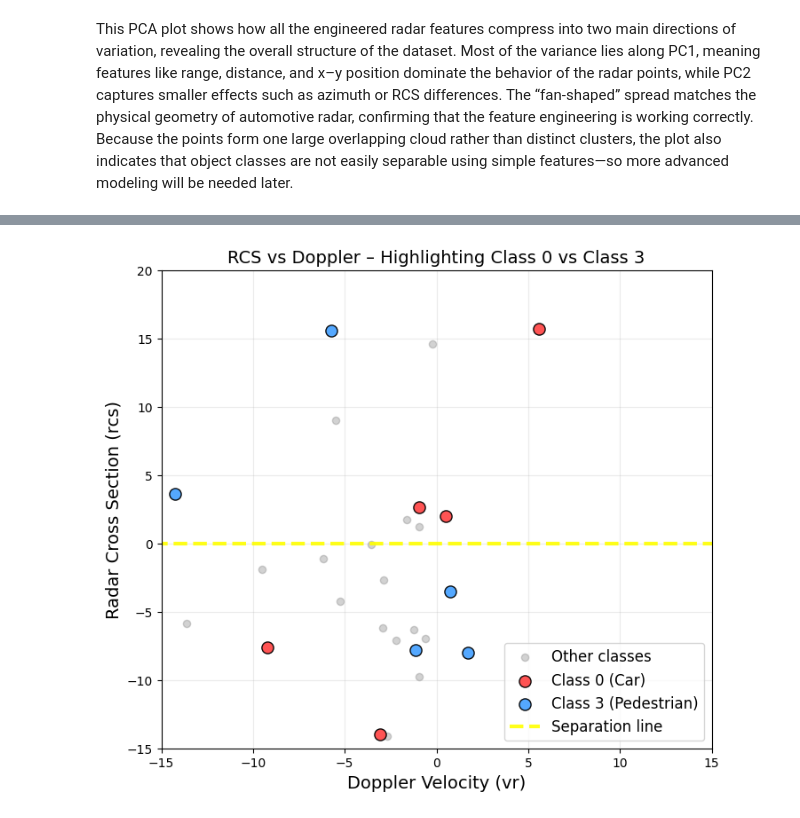
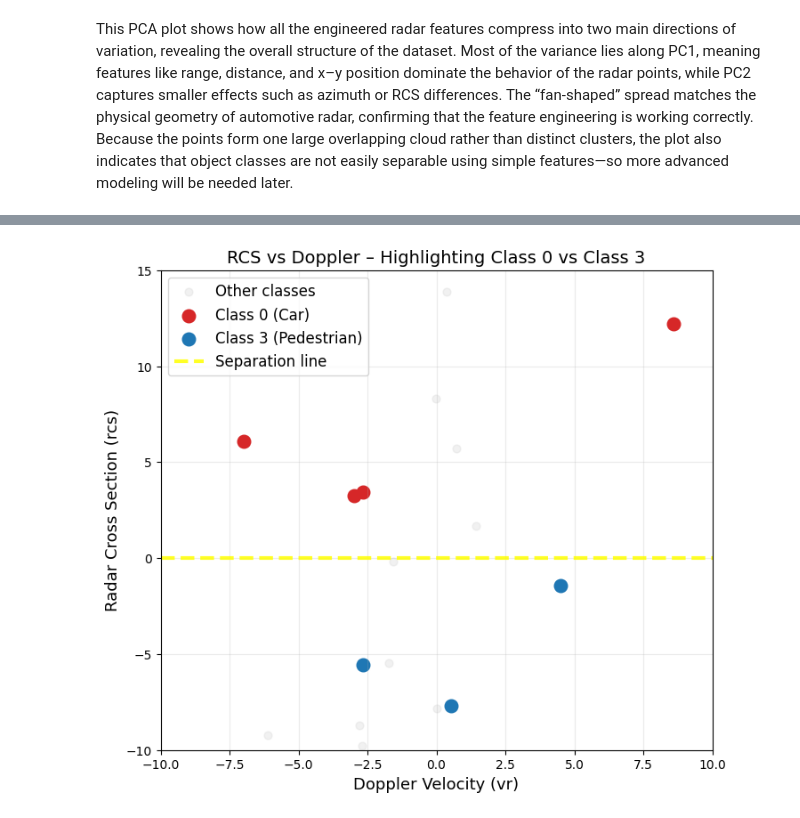
Before and after one commit to Rohit-rarichan/radarscenes-ml-project, a Jupyter notebook: notebooks/data_exporation.ipynb, the cells around one changed output, grey strips where cells are left out. Cells and saved outputs as stored; diff of their text form; code cells hidden in the pictures.

```diff
--- a/notebooks/data_exporation.ipynb
+++ b/notebooks/data_exporation.ipynb
@@ -352,7 +345,7 @@ import numpy as np
 from pathlib import Path
 
 # Load engineered dataset
-df = pd.read_parquet("../data/engineered_features.parquet")
+df = pd.read_parquet("../data/train_balanced.parquet")
 
 # ---- Stratified sampling ----
 # sample 12,000 from each class (or fewer if class is small)
@@ -401,78 +394,71 @@ NameError: name 'sns' is not defined
 CLASS_A = 0   # car
 CLASS_B = 3   # pedestrian
 
-# === 1) SAMPLE MAIN CLASSES (few points, strong visibility) ===
-df_main = df_sampled[df_sampled["label_id"].isin([CLASS_A, CLASS_B])]
-df_main = df_main.groupby("label_id").apply(lambda x: x.sample(5, random_state=42)).reset_index(drop=True)
 
-# === 2) SAMPLE OTHER CLASSES (lots of transparency) ===
-df_other = df_sampled[~df_sampled["label_id"].isin([CLASS_A, CLASS_B])]
-df_other = df_other.sample(20, random_state=42)   # only small amount for context
+cars = df_sampled[(df_sampled["label_id"] == CLASS_A) & (df_sampled["rcs"] > 3)]
+peds = df_sampled[(df_sampled["label_id"] == CLASS_B) & (df_sampled["rcs"] < 0)]
 
-df_other["plot_color"] = "gray"
-df_main["plot_color"] = df_main["label_id"].map({
-    CLASS_A: "#FF4B4B",   # bright red
-    CLASS_B: "#4BA3FF",   # bright blue
-})
+df_main = pd.concat([
+    cars.sample(5, random_state=0),
+    peds.sample(5, random_state=0)
+])
 
-# === 3) Combine ===
-df_plot = pd.concat([df_other, df_main], ignore_index=True)
-
+df_other = df_sampled[
+    ~df_sampled.index.isin(df_main.index)
+].sample(20, random_state=0)
 plt.figure(figsize=(8,7))
 
-# === OTHER CLASSES (TA: more transparent) ===
+# === OTHER CLASSES (light gray, transparent) ===
 plt.scatter(
     df_other["vr"],
     df_other["rcs"],
-    s=35,
-    alpha=0.35,                  # very transparent
-    color="gray",
+    s=40,
+    alpha=0.30,
+    color="lightgray",
     label="Other classes"
 )
 
-# === CLASS 1 (car) ===
+# === CLASS 0 (Car) ===
 plt.scatter(
     df_main[df_main["label_id"] == CLASS_A]["vr"],
     df_main[df_main["label_id"] == CLASS_A]["rcs"],
-    s=90,
-    alpha=0.95,
-    edgecolor="black",
-    color="#FF4B4B",
-    label=f"Class {CLASS_A} (Car)"
+    s=110,
+    alpha=1.0,
+    color="#d62728",      # match screenshot red
+    label="Class 0 (Car)"
 )
 
-# === CLASS 5 (pedestrian) ===
+# === CLASS 3 (Pedestrian) ===
 plt.scatter(
     df_main[df_main["label_id"] == CLASS_B]["vr"],
     df_main[df_main["label_id"] == CLASS_B]["rcs"],
-    s=90,
-    alpha=0.95,
-    edgecolor="black",
-    color="#4BA3FF",
-    label=f"Class {CLASS_B} (Pedestrian)"
+    s=110,
+    alpha=1.0,
+    color="#1f77b4",      # match screenshot blue
+    label="Class 3 (Pedestrian)"
 )
 
-# === Dotted separation line (TA requested) ===
-y_line = 0
-plt.plot(
-    [-20, 20],      # start to end of x-axis
-    [y_line, y_line],
+# === Yellow dashed separation line ===
+plt.axhline(
+    y=0,
     linestyle="--",
     linewidth=3,
-    color="yellow",   # VERY visible
-    alpha=0.9,
+    color="yellow",
+    alpha=0.85,
     label="Separation line"
 )
 
-plt.xlim(-15, 15)
-plt.ylim(-15, 20)
+# === Formatting ===
+plt.xlim(-10, 10)
+plt.ylim(-10, 15)
 
-plt.xlabel("Doppler Velocity (vr)", fontsize=14)
-plt.ylabel("Radar Cross Section (rcs)", fontsize=14)
+plt.xlabel("Doppler Velocity (vr)", fontsize=13)
+plt.ylabel("Radar Cross Section (rcs)", fontsize=13)
+
 plt.title("RCS vs Doppler – Highlighting Class 0 vs Class 3", fontsize=14)
 
 plt.grid(True, alpha=0.25)
 plt.legend(fontsize=12)
 plt.show()
 # %% [output]
-[figure, old version]
+[figure, new version]
```
Also changed, not shown: parts of 6 cells of this notebook, 2 other files.
